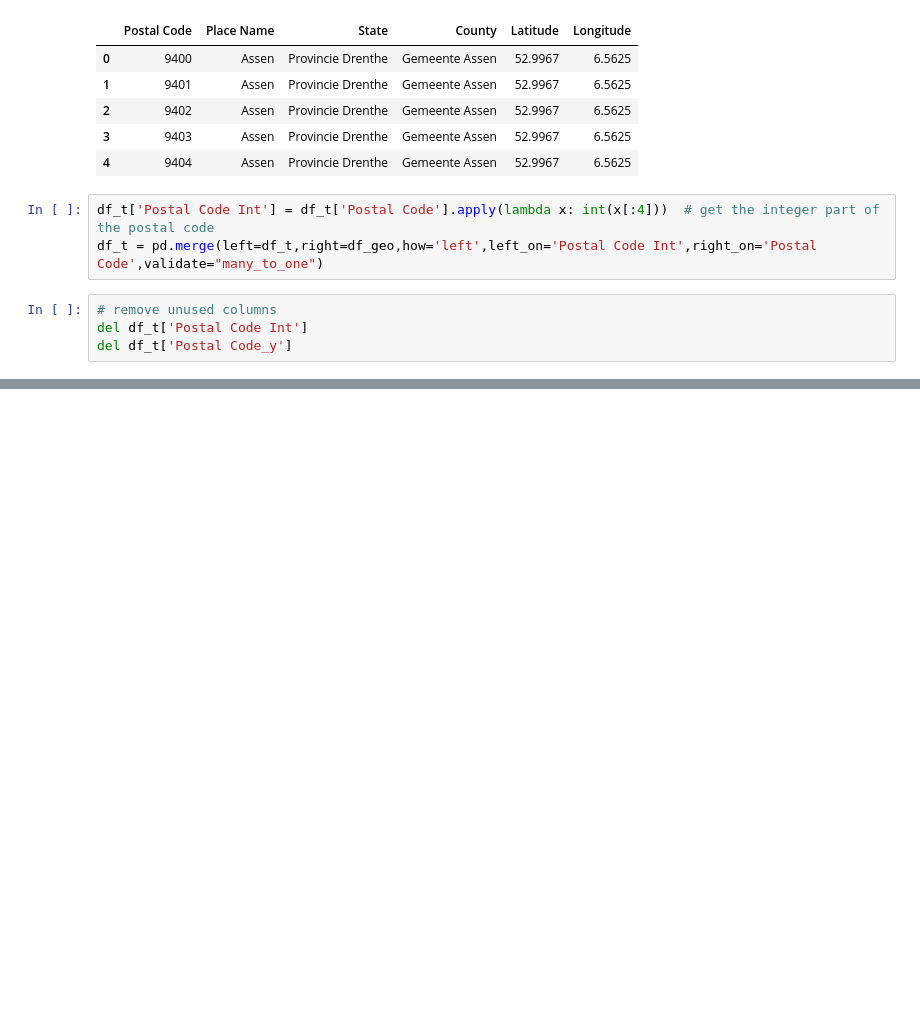
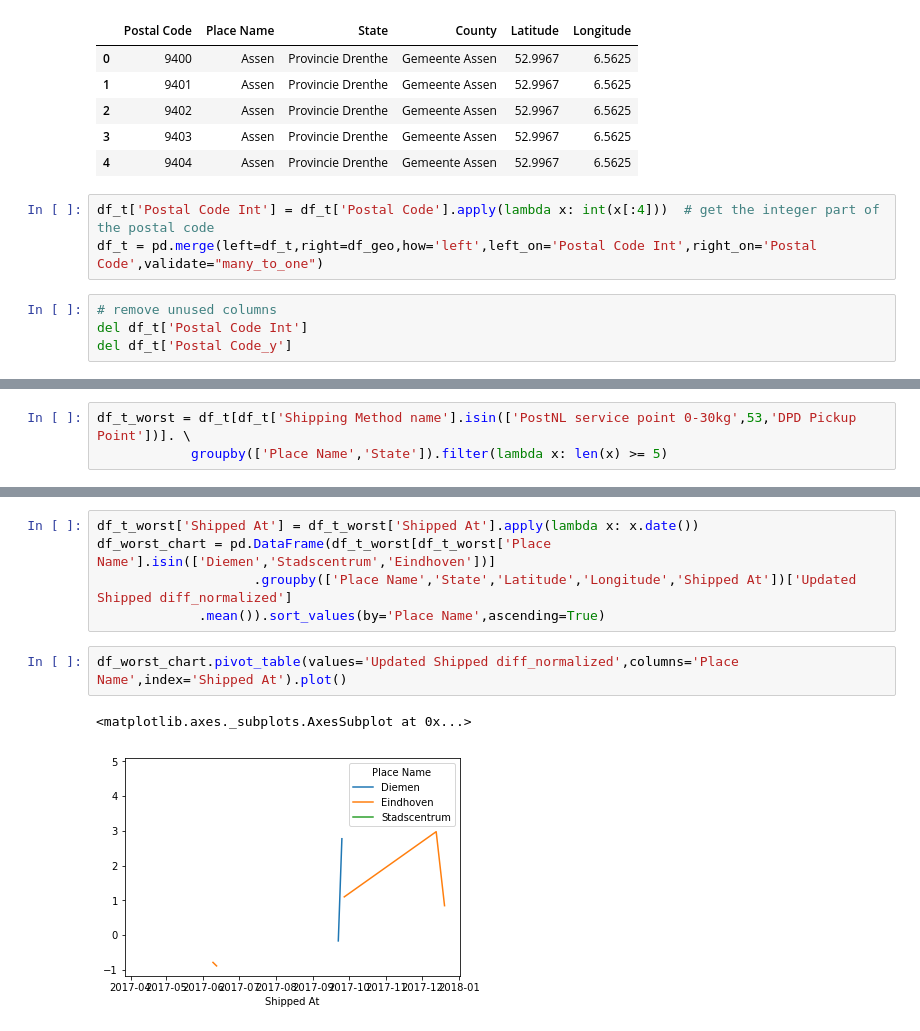
Before and after one commit to tosolveit/works, a Jupyter notebook: sc_analysis.ipynb, the cells around one changed output, grey strips where cells are left out. Saved outputs shown, nothing was run; the diff lists cells and outputs as text; blank space fills up the shorter version.

```diff
--- a/sc_analysis.ipynb
+++ b/sc_analysis.ipynb
@@ -535,0 +577,3 @@ best_3
+# %%
+df_t_worst = df_t[df_t['Shipping Method name'].isin(['PostNL service point 0-30kg',53,'DPD Pickup Point'])]. \
+            groupby(['Place Name','State']).filter(lambda x: len(x) >= 5)
@@ -579,0 +671,10 @@ fig
+# %%
+df_t_worst['Shipped At'] = df_t_worst['Shipped At'].apply(lambda x: x.date())
+df_worst_chart = pd.DataFrame(df_t_worst[df_t_worst['Place Name'].isin(['Diemen','Stadscentrum','Eindhoven'])]
+                    .groupby(['Place Name','State','Latitude','Longitude','Shipped At'])['Updated Shipped diff_normalized']
+             .mean()).sort_values(by='Place Name',ascending=True)
+# %%
+df_worst_chart.pivot_table(values='Updated Shipped diff_normalized',columns='Place Name',index='Shipped At').plot()
+# %% [output]
+<matplotlib.axes._subplots.AxesSubplot at 0x...>
+[figure, added]
```
Also changed, not shown: parts of 29 cells of this notebook.
